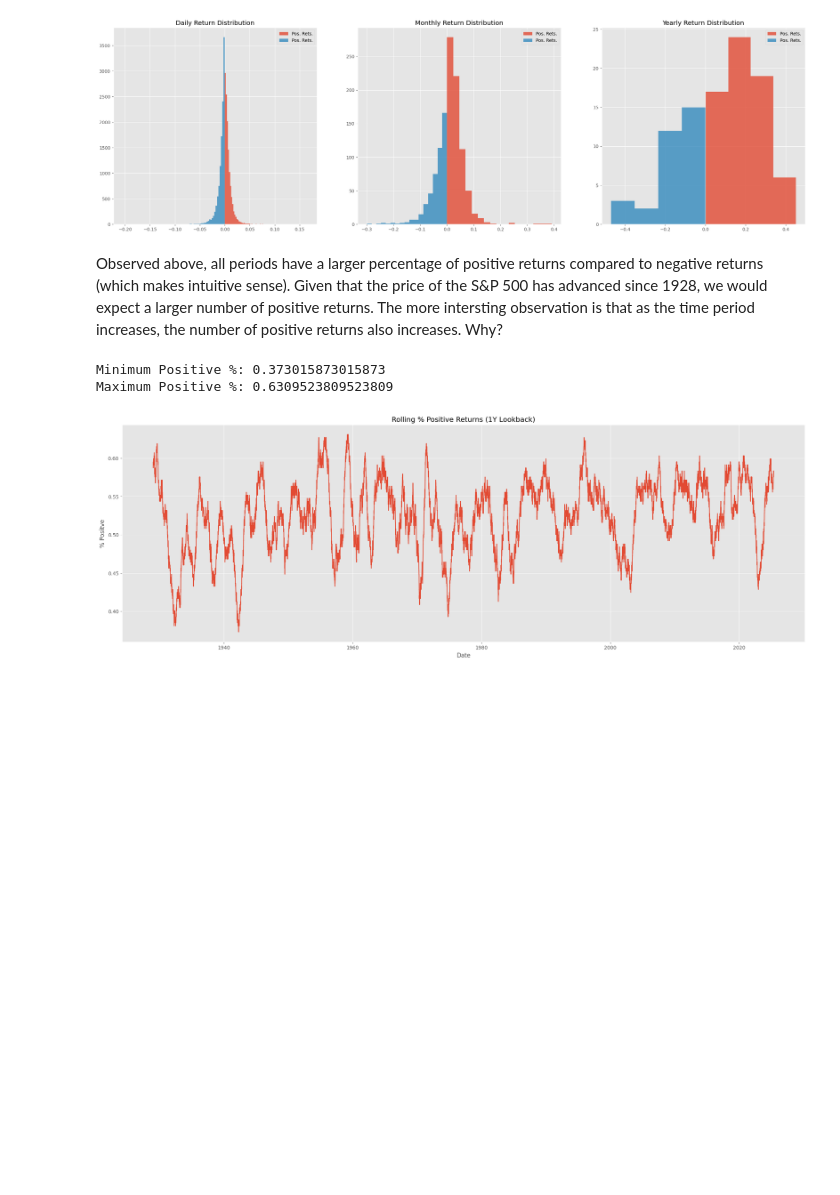
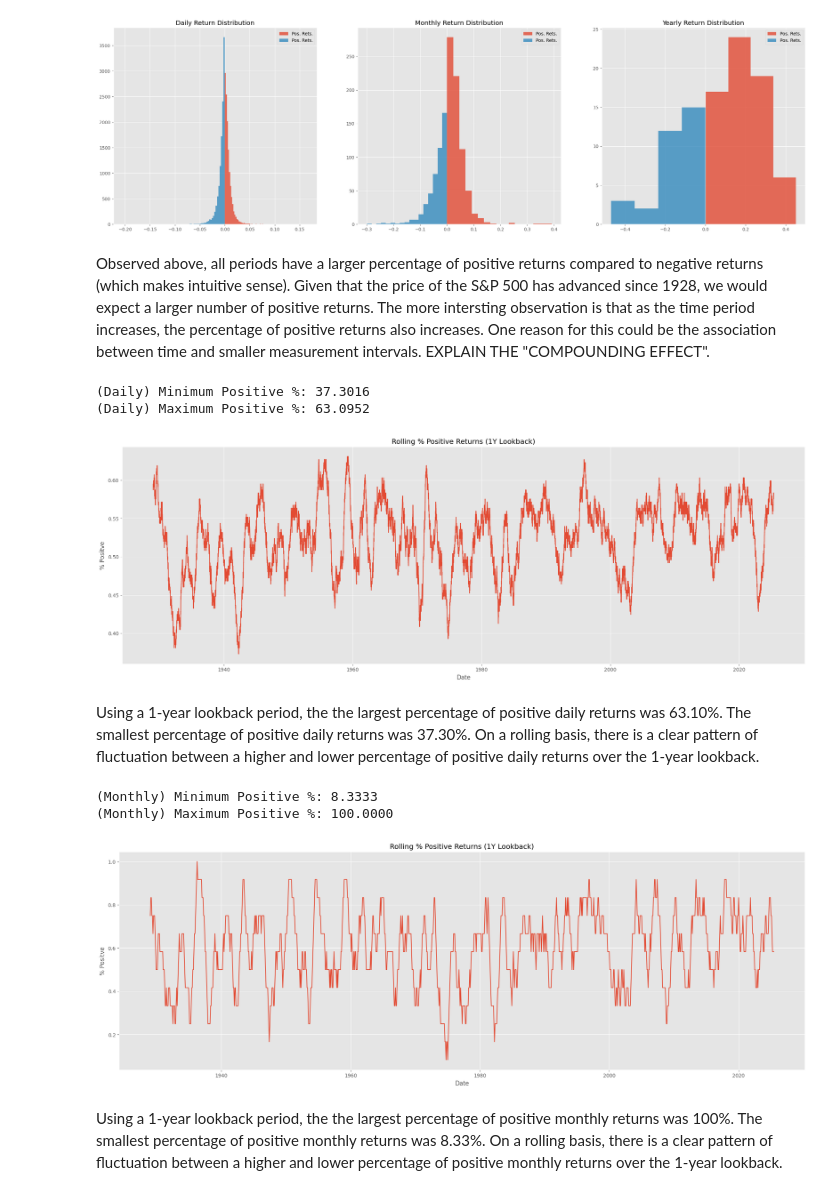
Before and after one commit to tzabcoder/QuantitativeFinance, a Jupyter notebook: Classification/return_behavior.ipynb, the cells around one changed output. Saved outputs shown, nothing was run; the diff lists cells and outputs as text; code cells hidden in the pictures; blank space fills up the shorter version.

```diff
--- a/Classification/return_behavior.ipynb
+++ b/Classification/return_behavior.ipynb
@@ -74,8 +74,11 @@ max       0.450222
 Name: ^GSPC, dtype: float64
 [figure]
 # %% [markdown]
-Observed above, all periods have a larger percentage of positive returns compared to negative returns (which makes intuitive sense). Given that the price of the S&P 500 has advanced since 1928, we would expect a larger number of positive returns. The more intersting observation is that as the time period increases, the number of positive returns also increases. Why? <Conclusion Here>
+Observed above, all periods have a larger percentage of positive returns compared to negative returns (which makes intuitive sense). Given that the price of the S&P 500 has advanced since 1928, we would expect a larger number of positive returns. The more intersting observation is that as the time period increases, the percentage of positive returns also increases. One reason for this could be the association between time and smaller measurement intervals. EXPLAIN THE "COMPOUNDING EFFECT".
 # %%
+# Calculate the percentage of positive daily returns over a 1-year lookback period
+# NOTE: This is on a rolling basis
+
 DAILY_LOOKBACK = 252
 
 # Identify positive (1) and negative (0) returns
@@ -83,8 +86,8 @@ positive = (returns['Daily'] > 0).astype(int)
 pct_positive = positive.rolling(window=DAILY_LOOKBACK).mean()
 pct_positive.dropna(inplace=True)
 
-print(f"Minimum Positive %: {min(pct_positive):.4f}")
-print(f"Maximum Positive %: {max(pct_positive):.4f}")
+print(f"(Daily) Minimum Positive %: {min(pct_positive)*100:.4f}")
+print(f"(Daily) Maximum Positive %: {max(pct_positive)*100:.4f}")
 
 plt.figure(figsize=(25, 8))
 plt.plot(pct_positive)
@@ -93,6 +96,34 @@ plt.xlabel('Date')
 plt.ylabel('% Positve')
 plt.show()
 # %% [output]
-Minimum Positive %: 0.373015873015873
-Maximum Positive %: 0.6309523809523809
+(Daily) Minimum Positive %: 37.3016
+(Daily) Maximum Positive %: 63.0952
 [figure]
+# %% [markdown]
+Using a 1-year lookback period, the the largest percentage of positive daily returns was 63.10%. The smallest percentage of positive daily returns was 37.30%. On a rolling basis, there is a clear pattern of fluctuation between a higher and lower percentage of positive daily returns over the 1-year lookback.
+# %%
+# Calculate the percentage of positive monthly returns over a 1-year lookback period
+# NOTE: This is on a rolling basis
+
+MONTHLY_LOOKBACK = 12
+
+# Identify positive (1) and negative (0) returns
+positive = (returns['Monthly'] > 0).astype(int)
+pct_positive = positive.rolling(window=MONTHLY_LOOKBACK).mean()
+pct_positive.dropna(inplace=True)
+
+print(f"(Monthly) Minimum Positive %: {min(pct_positive)*100:.4f}")
+print(f"(Monthly) Maximum Positive %: {max(pct_positive)*100:.4f}")
+
+plt.figure(figsize=(25, 8))
+plt.plot(pct_positive)
+plt.title('Rolling % Positive Returns (1Y Lookback)')
+plt.xlabel('Date')
+plt.ylabel('% Positve')
+plt.show()
+# %% [output]
+(Monthly) Minimum Positive %: 8.3333
+(Monthly) Maximum Positive %: 100.0000
+[figure, added]
+# %% [markdown]
+Using a 1-year lookback period, the the largest percentage of positive monthly returns was 100%. The smallest percentage of positive monthly returns was 8.33%. On a rolling basis, there is a clear pattern of fluctuation between a higher and lower percentage of positive monthly returns over the 1-year lookback.
```
Also changed, not shown: parts of 3 cells of this notebook.
